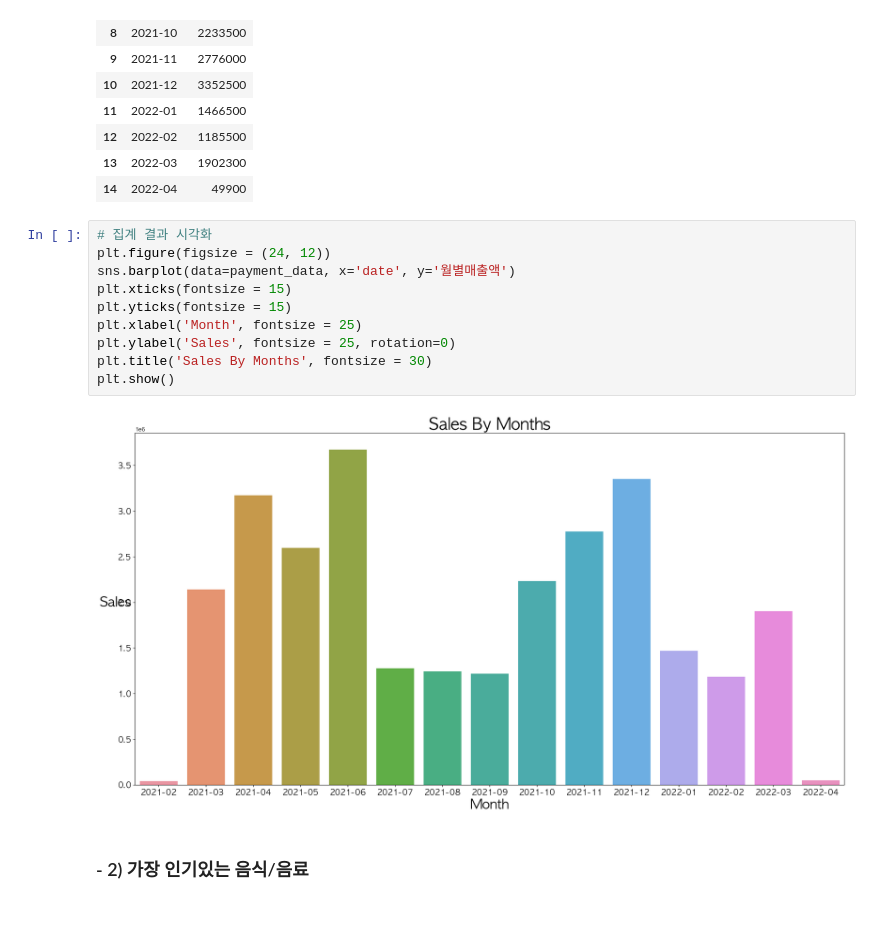
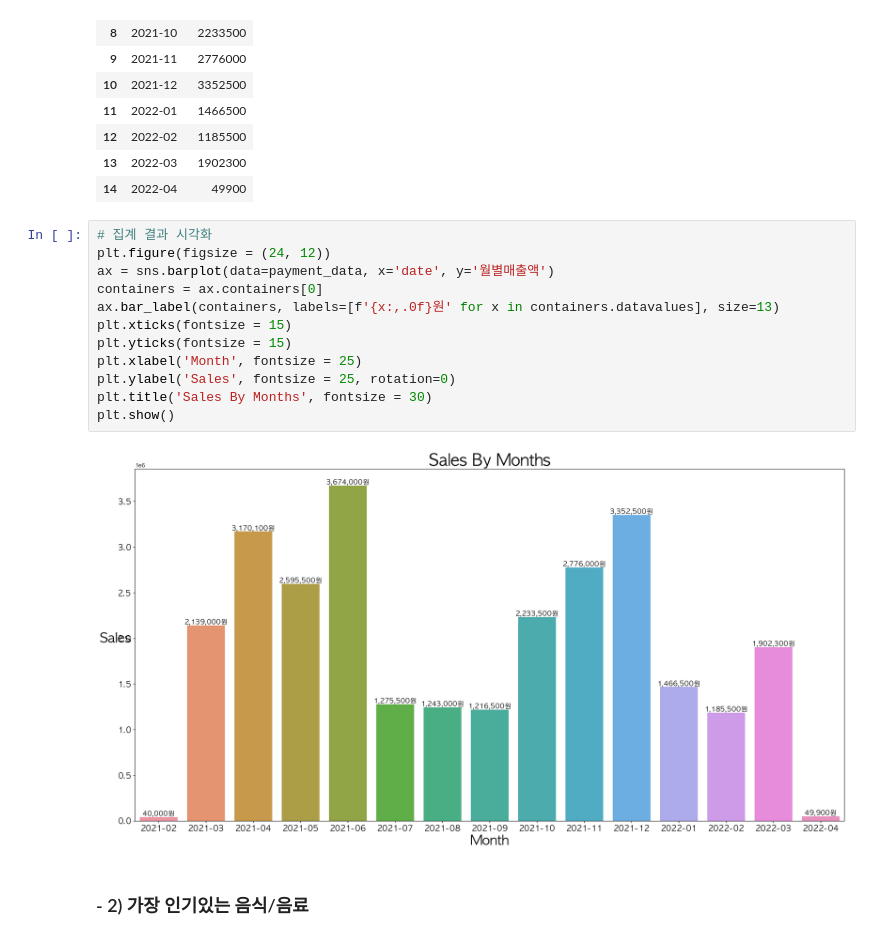
Before and after one commit to jwjwmoon/Projects, a Jupyter notebook: [FS]ModuCafe.ipynb, the cells around one changed output. Cells and saved outputs as stored; diff of their text form.

```diff
--- a/[FS]ModuCafe.ipynb
+++ b/[FS]ModuCafe.ipynb
@@ -132,15 +132,17 @@ payment_data
 # %%
 # 집계 결과 시각화
 plt.figure(figsize = (24, 12))
-sns.barplot(data=payment_data, x='date', y='월별매출액')
+ax = sns.barplot(data=payment_data, x='date', y='월별매출액')
+containers = ax.containers[0]
+ax.bar_label(containers, labels=[f'{x:,.0f}원' for x in containers.datavalues], size=13)
 plt.xticks(fontsize = 15)
 plt.yticks(fontsize = 15)
 plt.xlabel('Month', fontsize = 25)
 plt.ylabel('Sales', fontsize = 25, rotation=0)
 plt.title('Sales By Months', fontsize = 30)
 plt.show()
 # %% [output]
-[figure, old version]
+[figure, new version]
 # %% [markdown]
 ### - 2) 가장 인기있는 음식/음료
 # %% [markdown]
```
Also changed, not shown: parts of 4 cells of this notebook.
